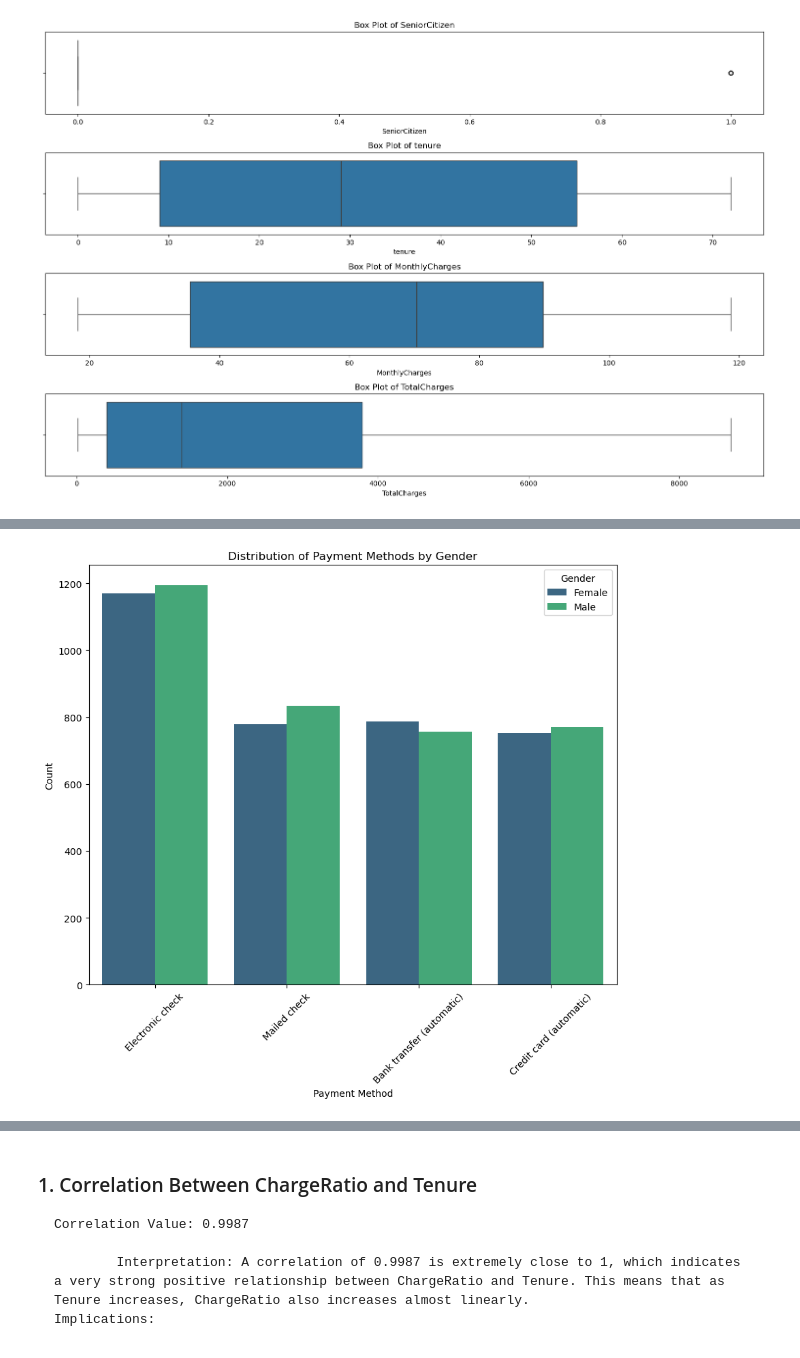
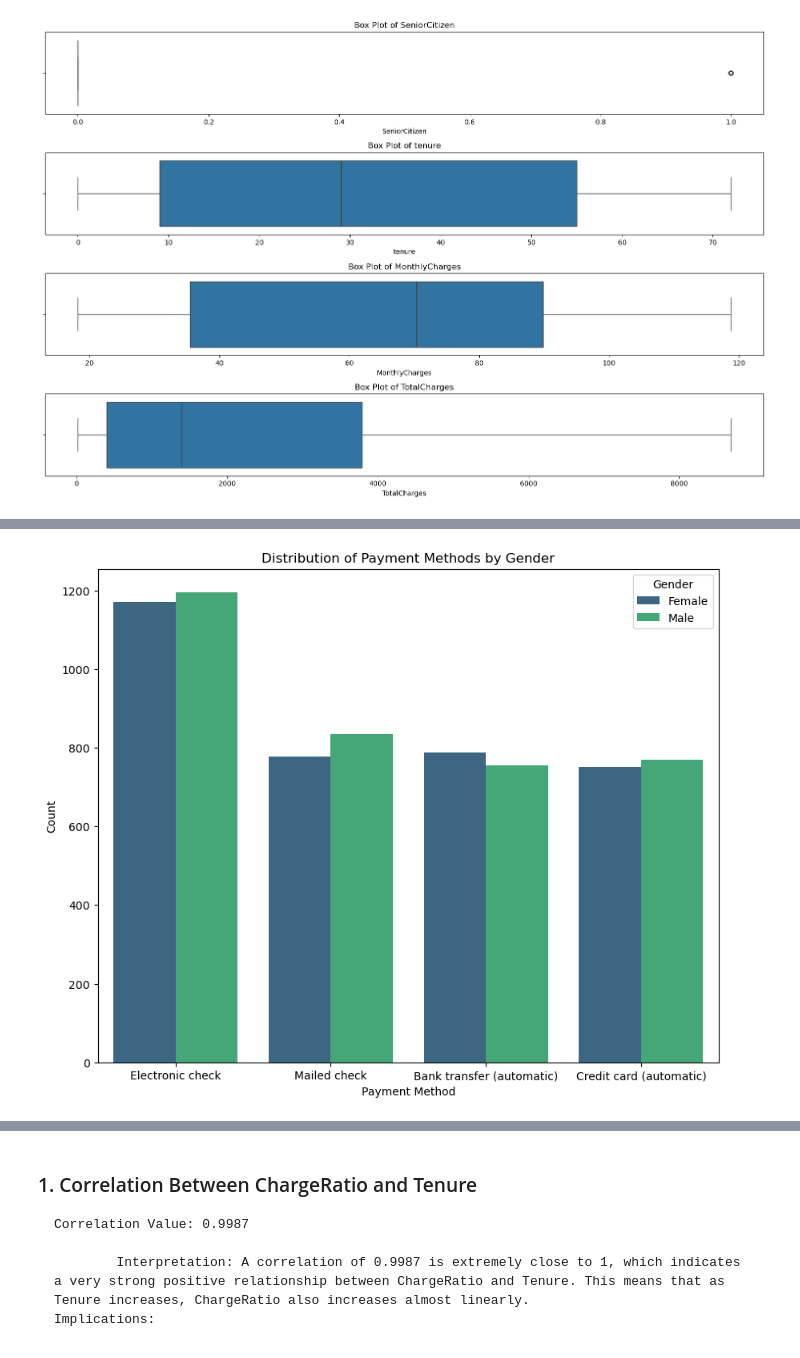
Before and after one commit to Majeedraheem/Telco-Customer-Churn, a Jupyter notebook: churn.ipynb, the cells around one changed output, grey strips where cells are left out. Saved outputs shown, nothing was run; the diff lists cells and outputs as text; code cells hidden in the pictures.

```diff
--- a/churn.ipynb
+++ b/churn.ipynb
@@ -171,16 +171,17 @@ Passing `palette` without assigning `hue` is deprecated and will be removed in v
 # %%
 
 # Plot count of each payment method by gender
 plt.figure(figsize=(10, 8))
 sns.countplot(x='PaymentMethod', hue='gender', data=df, palette='viridis')
 plt.title('Distribution of Payment Methods by Gender')
 plt.xlabel('Payment Method')
 plt.ylabel('Count')
-plt.xticks(rotation=45)
+#plt.xticks(rotation=45)
 plt.legend(title='Gender')
+plt.savefig("Payement Mothods Distrubtion")
 plt.show()
 # %% [output]
-[figure, old version]
+[figure, new version]
 # %%
 # Count plots for categorical features
 categorical_features = ['gender', 'Partner', 'Dependents', 'PhoneService', 'MultipleLines',
```
Also changed, not shown: parts of 30 cells of this notebook, 3 other files.
